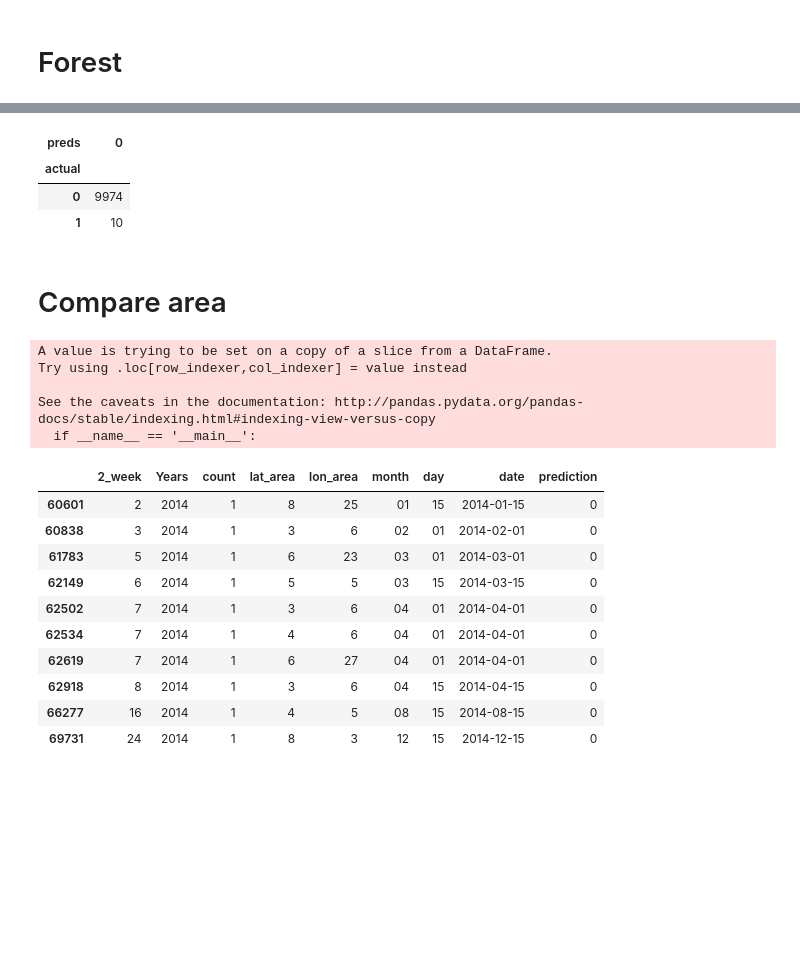
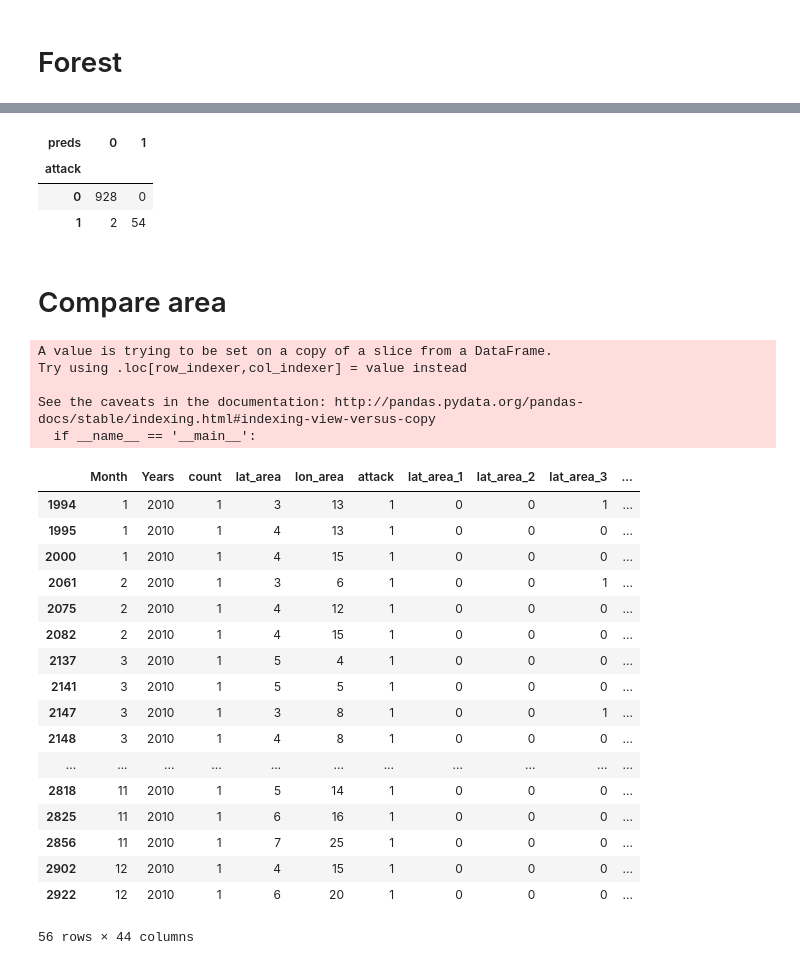
Before and after one commit to ifrebault/PiracyAttackPrediction, a Jupyter notebook: Machine_learning/ML.area.ipynb, the cells around one changed output, grey strips where cells are left out. Saved outputs shown, nothing was run; the diff lists cells and outputs as text; code cells hidden in the pictures; blank space fills up the shorter version.

Commit message:
Random Forest good accuracy

```diff
--- a/Machine_learning/ML.area.ipynb
+++ b/Machine_learning/ML.area.ipynb
@@ -73,0 +25,16 @@ target='count'
+# %%
+def bool_attack(count):
+    if count>0:
+        return 1
+    else:
+        return 0
+
+
+df['attack'] = df.apply(lambda row: bool_attack(row['count']), axis=1)
+#area = df.apply(lambda row: str(row['lat_area'])+str(row['lon_area']), axis=1)
+#print (area.values).astype(str)
+#df['area']=(area.values).astype(str)
+print df[df['count']!=0].head()
+#print df.head()
+#print df.dtypes
+print np.sort(df['lat_area'].unique())
@@ -74,6 +91,17 @@ target='count'
+# %%
+features=['Month','Years',
+          'lat_area_1','lat_area_2','lat_area_3',
+          'lat_area_4','lat_area_5','lat_area_6','lat_area_7',
+          'lat_area_8','lat_area_9','lat_area_10','lon_area_2','lon_area_3','lon_area_4','lon_area_5',
+          'lon_area_6','lon_area_7','lon_area_8','lon_area_9','lon_area_10','lon_area_11','lon_area_12',
+          'lon_area_13','lon_area_14','lon_area_15','lon_area_16','lon_area_17','lon_area_18','lon_area_19',
+          'lon_area_20','lon_area_21','lon_area_22','lon_area_23','lon_area_24','lon_area_25','lon_area_26',
+          'lon_area_27','lon_area_28']
+
+target='attack'
 # %%
-dfTrain=df[df['Years']!=2014]
-dfTest=df[df['Years']==2014]
+dfTrain=df[df['Years']<2010]
+dfTest=df[(df['Years']==2010)]
 print len(dfTrain[dfTrain['count']!=0])
 print len(dfTest[dfTest['count']!=0])
 
@@ -87,5 +115,8 @@ print len(dfTest)
 # %% [markdown]
 # Forest
 # %%
-forest = RandomForestClassifier(n_jobs=1)
+forest = RandomForestClassifier()
 forest=forest.fit(dfTrain[features], dfTrain[target])
+
+predictions=forest.predict(dfTest[features])
+print predictions.sum()
@@ -97,29 +125,36 @@ print predictions.sum()
 # %%
-pd.crosstab(dfTest[target],predictions,rownames=['actual'], colnames=['preds'])
+pd.crosstab(dfTest[target],predictions, colnames=['preds'])
 # %% [output]
-| preds | 0 |
-| actual |  |
-| 0 | 9974 |
-| 1 | 10 |
+| preds | 0 | 1 |
+| attack |  |  |
+| 0 | 928 | 0 |
+| 1 | 2 | 54 |
 # %% [markdown]
 # Compare area
 # %%
 dfTest['prediction']=predictions
-dfTest[(dfTest[target]!=0) | (dfTest['prediction']!=0)].sort('2_week')
+dfTest[(dfTest[target]!=0) | (dfTest['prediction']!=0)].sort(['Years','Month'])
 # %% [output]
 A value is trying to be set on a copy of a slice from a DataFrame.
 Try using .loc[row_indexer,col_indexer] = value instead
 
 See the caveats in the documentation: http://pandas.pydata.org/pandas-docs/stable/indexing.html#indexing-view-versus-copy
   if __name__ == '__main__':
-|  | 2_week | Years | count | lat_area | lon_area | month | day | date | prediction |
-| 60601 | 2 | 2014 | 1 | 8 | 25 | 01 | 15 | 2014-01-15 | 0 |
-| 60838 | 3 | 2014 | 1 | 3 | 6 | 02 | 01 | 2014-02-01 | 0 |
-| 61783 | 5 | 2014 | 1 | 6 | 23 | 03 | 01 | 2014-03-01 | 0 |
-| 62149 | 6 | 2014 | 1 | 5 | 5 | 03 | 15 | 2014-03-15 | 0 |
-| 62502 | 7 | 2014 | 1 | 3 | 6 | 04 | 01 | 2014-04-01 | 0 |
-| 62534 | 7 | 2014 | 1 | 4 | 6 | 04 | 01 | 2014-04-01 | 0 |
-| 62619 | 7 | 2014 | 1 | 6 | 27 | 04 | 01 | 2014-04-01 | 0 |
-| 62918 | 8 | 2014 | 1 | 3 | 6 | 04 | 15 | 2014-04-15 | 0 |
-| 66277 | 16 | 2014 | 1 | 4 | 5 | 08 | 15 | 2014-08-15 | 0 |
-| 69731 | 24 | 2014 | 1 | 8 | 3 | 12 | 15 | 2014-12-15 | 0 |
+|  | Month | Years | count | lat_area | lon_area | attack | lat_area_1 | lat_area_2 | lat_area_3 | ... |
+| 1994 | 1 | 2010 | 1 | 3 | 13 | 1 | 0 | 0 | 1 | ... |
+| 1995 | 1 | 2010 | 1 | 4 | 13 | 1 | 0 | 0 | 0 | ... |
+| 2000 | 1 | 2010 | 1 | 4 | 15 | 1 | 0 | 0 | 0 | ... |
+| 2061 | 2 | 2010 | 1 | 3 | 6 | 1 | 0 | 0 | 1 | ... |
+| 2075 | 2 | 2010 | 1 | 4 | 12 | 1 | 0 | 0 | 0 | ... |
+| 2082 | 2 | 2010 | 1 | 4 | 15 | 1 | 0 | 0 | 0 | ... |
+| 2137 | 3 | 2010 | 1 | 5 | 4 | 1 | 0 | 0 | 0 | ... |
+| 2141 | 3 | 2010 | 1 | 5 | 5 | 1 | 0 | 0 | 0 | ... |
+| 2147 | 3 | 2010 | 1 | 3 | 8 | 1 | 0 | 0 | 1 | ... |
+| 2148 | 3 | 2010 | 1 | 4 | 8 | 1 | 0 | 0 | 0 | ... |
+| ... | ... | ... | ... | ... | ... | ... | ... | ... | ... | ... |
+| 2818 | 11 | 2010 | 1 | 5 | 14 | 1 | 0 | 0 | 0 | ... |
+| 2825 | 11 | 2010 | 1 | 6 | 16 | 1 | 0 | 0 | 0 | ... |
+| 2856 | 11 | 2010 | 1 | 7 | 25 | 1 | 0 | 0 | 0 | ... |
+| 2902 | 12 | 2010 | 1 | 4 | 15 | 1 | 0 | 0 | 0 | ... |
+| 2922 | 12 | 2010 | 1 | 6 | 20 | 1 | 0 | 0 | 0 | ... |
+56 rows × 44 columns
```
Also changed, not shown: parts of 9 cells of this notebook, 6 other files.
